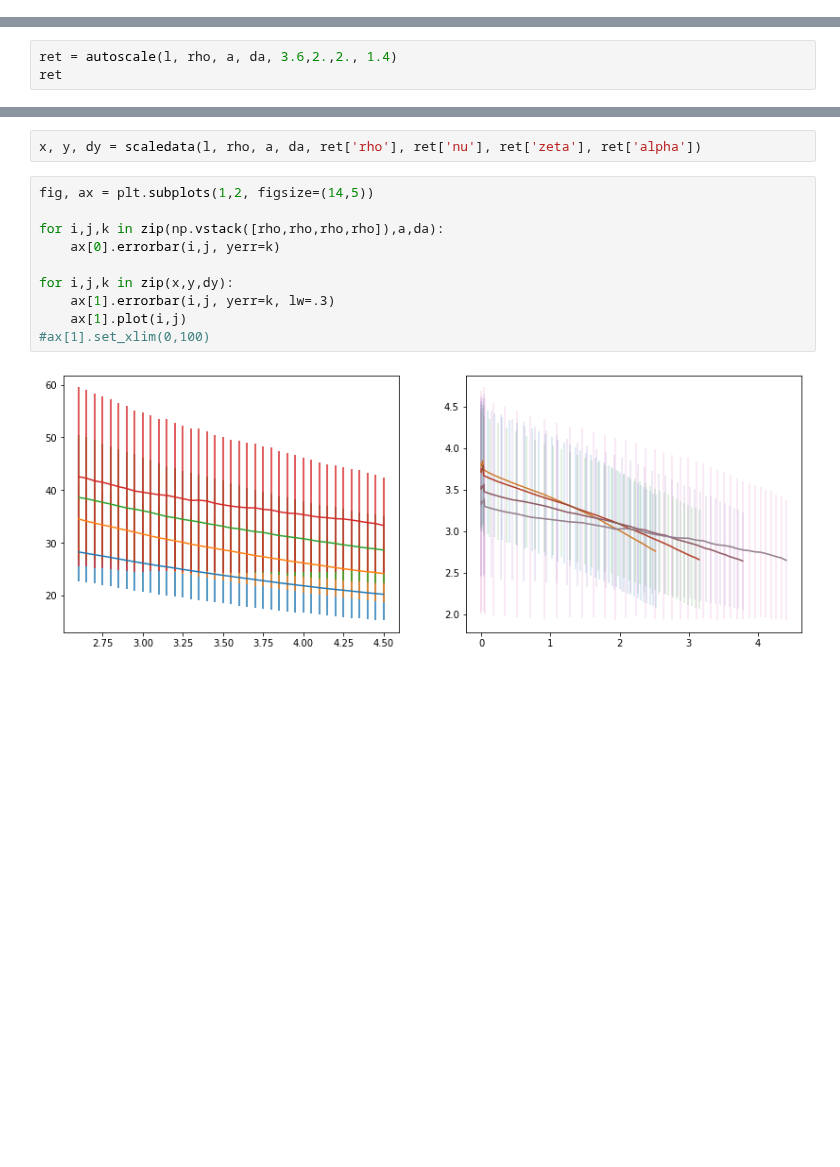
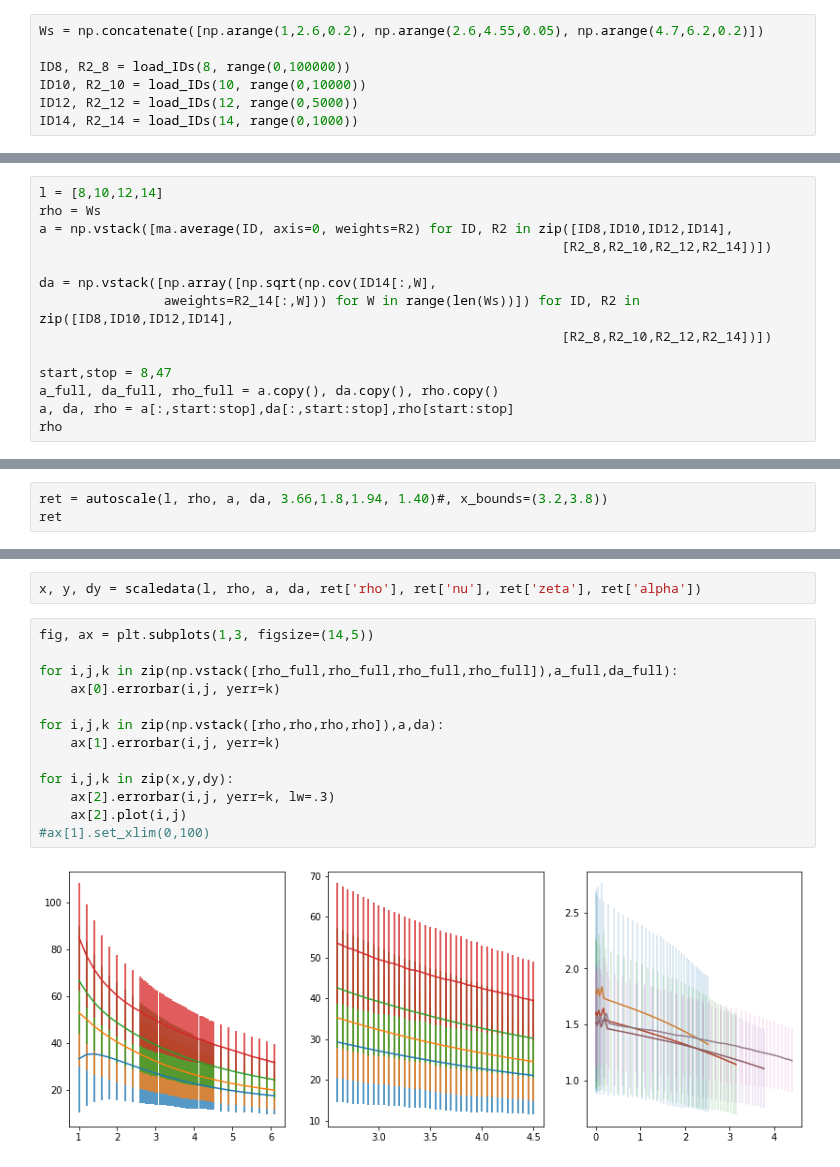
Before and after one commit to tonton-golio/mbl-intrinsicDim, a Jupyter notebook: scaling_Cleaned.ipynb, the cells around one changed output, grey strips where cells are left out. Saved outputs shown, nothing was run; the diff lists cells and outputs as text; blank space fills up the shorter version.

```diff
--- a/scaling_Cleaned.ipynb
+++ b/scaling_Cleaned.ipynb
@@ -200,0 +157,7 @@ array([2.6 , 2.65, 2.7 , 2.75, 2.8 , 2.85, 2.9 , 2.95, 3.  , 3.05, 3.1 ,
+# %%
+Ws = np.concatenate([np.arange(1,2.6,0.2), np.arange(2.6,4.55,0.05), np.arange(4.7,6.2,0.2)])
+
+ID8, R2_8 = load_IDs(8, range(0,100000))
+ID10, R2_10 = load_IDs(10, range(0,10000))
+ID12, R2_12 = load_IDs(12, range(0,5000))
+ID14, R2_14 = load_IDs(14, range(0,1000))
@@ -200,0 +169,14 @@ array([2.6 , 2.65, 2.7 , 2.75, 2.8 , 2.85, 2.9 , 2.95, 3.  , 3.05, 3.1 ,
+# %%
+l = [8,10,12,14]
+rho = Ws
+a = np.vstack([ma.average(ID, axis=0, weights=R2) for ID, R2 in zip([ID8,ID10,ID12,ID14],
+                                                                   [R2_8,R2_10,R2_12,R2_14])])
+
+da = np.vstack([np.array([np.sqrt(np.cov(ID14[:,W],
+                aweights=R2_14[:,W])) for W in range(len(Ws))]) for ID, R2 in zip([ID8,ID10,ID12,ID14],
+                                                                   [R2_8,R2_10,R2_12,R2_14])])
+
+start,stop = 8,47
+a_full, da_full, rho_full = a.copy(), da.copy(), rho.copy()
+a, da, rho = a[:,start:stop],da[:,start:stop],rho[start:stop]
+rho
@@ -212,4 +199,4 @@ plt.show()
 # %%
-ret = autoscale(l, rho, a, da, 3.6,2.,2., 1.4)
+ret = autoscale(l, rho, a, da, 3.66,1.8,1.94, 1.40)#, x_bounds=(3.2,3.8))
 ret
 # %% [output]
@@ -233,14 +220,17 @@ ret
 # %%
 x, y, dy = scaledata(l, rho, a, da, ret['rho'], ret['nu'], ret['zeta'], ret['alpha'])
 # %%
-fig, ax = plt.subplots(1,2, figsize=(14,5))
+fig, ax = plt.subplots(1,3, figsize=(14,5))
+
+for i,j,k in zip(np.vstack([rho_full,rho_full,rho_full,rho_full]),a_full,da_full):
+    ax[0].errorbar(i,j, yerr=k)
 
 for i,j,k in zip(np.vstack([rho,rho,rho,rho]),a,da):
-    ax[0].errorbar(i,j, yerr=k)
+    ax[1].errorbar(i,j, yerr=k)
 
 for i,j,k in zip(x,y,dy):
-    ax[1].errorbar(i,j, yerr=k, lw=.3)
-    ax[1].plot(i,j)
+    ax[2].errorbar(i,j, yerr=k, lw=.3)
+    ax[2].plot(i,j)
 #ax[1].set_xlim(0,100)
 # %% [output]
-[figure, old version]
+[figure, new version]
```
Also changed, not shown: parts of 8 cells of this notebook.
